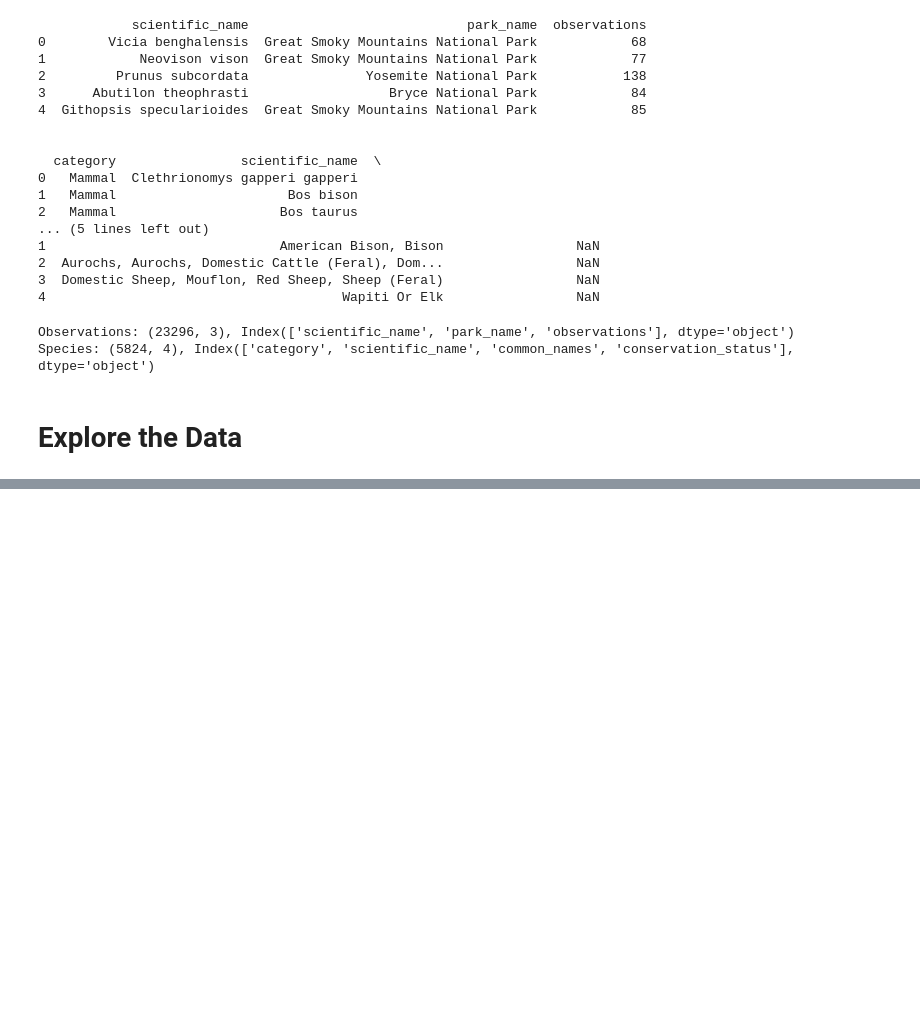
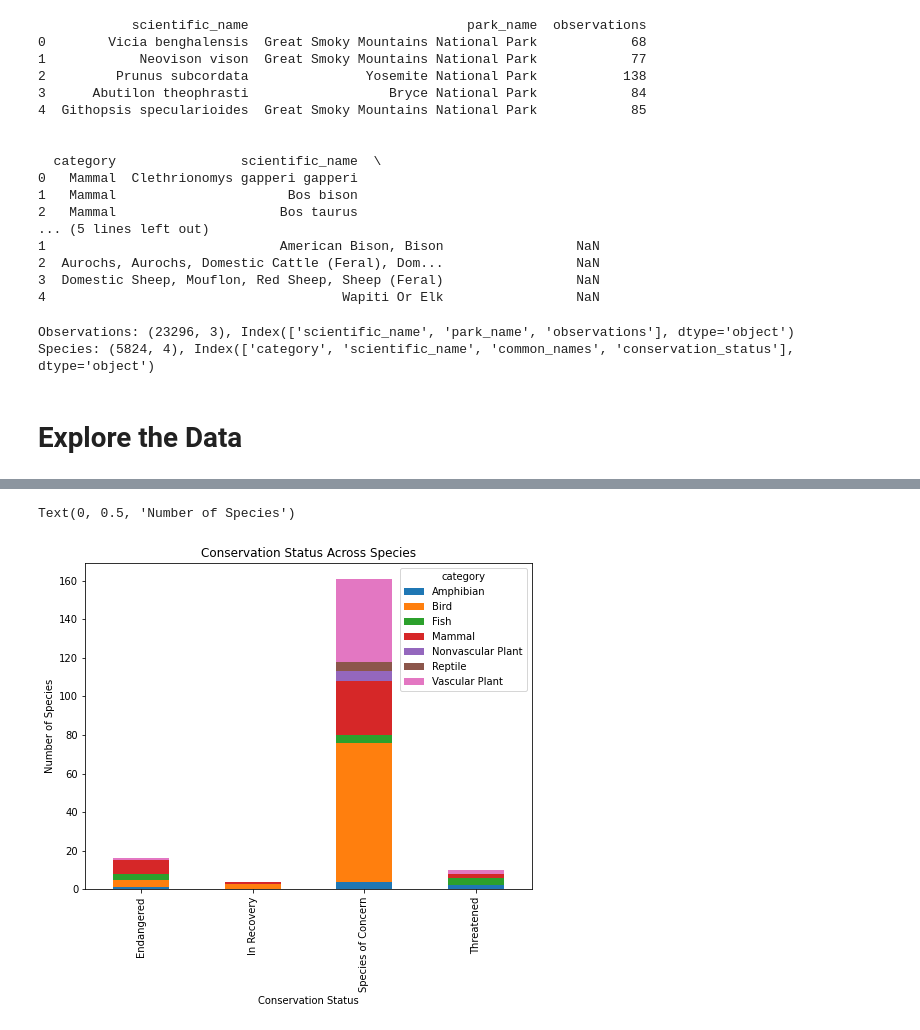
Before and after one commit to h-ostcode/Biodiversity-in-National-Parks, a Jupyter notebook: biodiversity.ipynb, the cells around one changed output, grey strips where cells are left out. Drawn from its saved outputs; the diff is of its cells as text; code cells hidden in the pictures; blank space fills up the shorter version.

Commit message:
Began analysis of data including distribution of conservation status across species and percent of species protected vs unprotected in biodiversity.ipynb file.

```diff
--- a/biodiversity.ipynb
+++ b/biodiversity.ipynb
@@ -157,0 +177,5 @@ Total number of observations:3314739
+# %%
+#Clean and Tidy Data
+#Replace NaN Values (Conservation Status Only)
+species.fillna('No Intervention', inplace=True)
+species.groupby("conservation_status").size()
@@ -157,0 +190,6 @@ Total number of observations:3314739
+# %%
+#Q1: What is the distribution of conservation status across species?
+#Create a table of each conservation status and the number of different species types within
+Statusby_species = species[species.conservation_status != "No Intervention"].groupby(["conservation_status", "category"])['scientific_name'].count().unstack()
+
+Statusby_species
@@ -157,0 +203,9 @@ Total number of observations:3314739
+# %%
+#Create a chart reflecting/using the data above
+ax = Statusby_species.plot(kind = 'bar', figsize=(8,6), stacked=True)
+plt.title('Conservation Status Across Species')
+ax.set_xlabel("Conservation Status")
+ax.set_ylabel("Number of Species")
+# %% [output]
+Text(0, 0.5, 'Number of Species')
+[figure, added]
```
Also changed, not shown: parts of 11 cells of this notebook.
